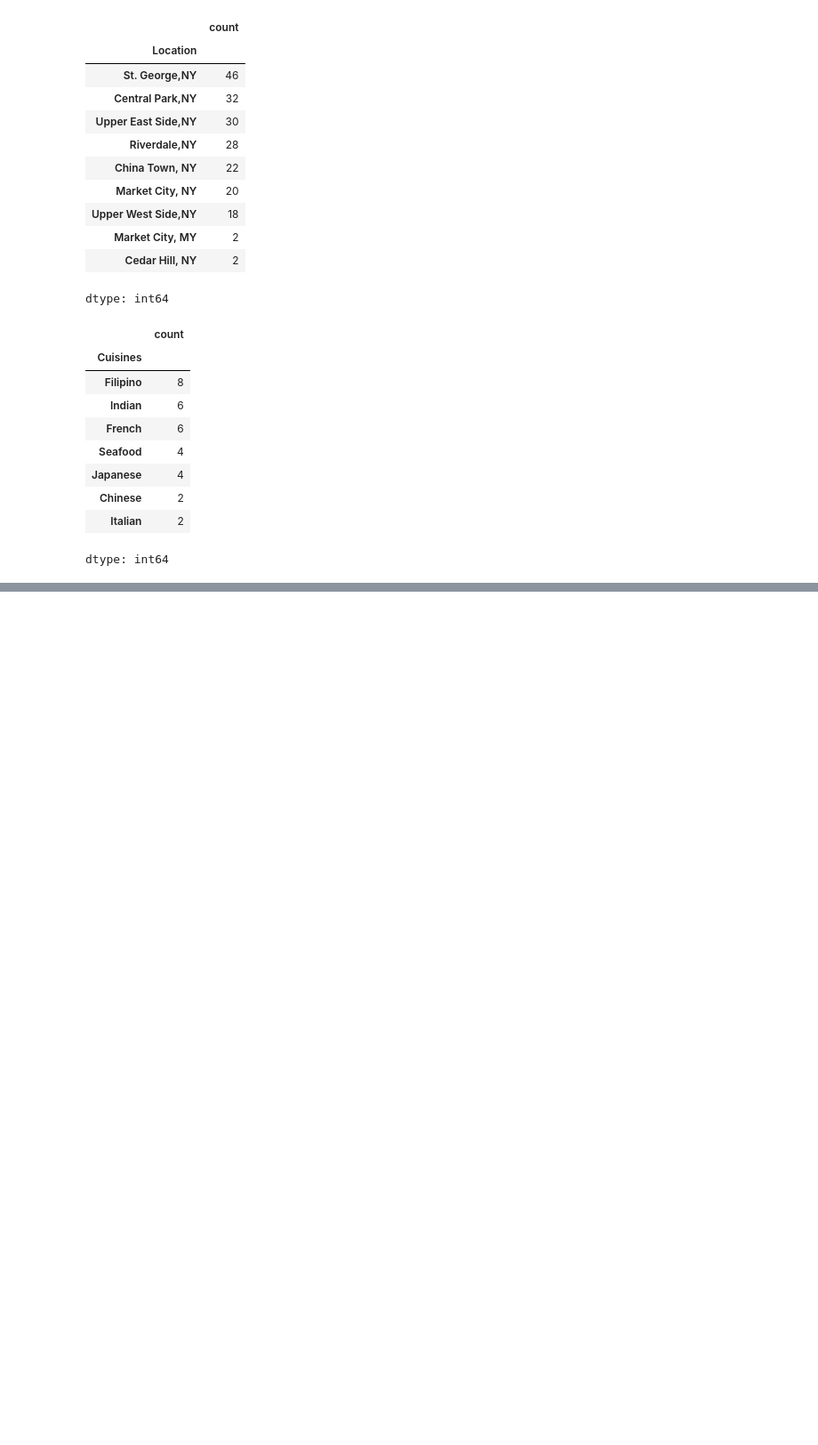
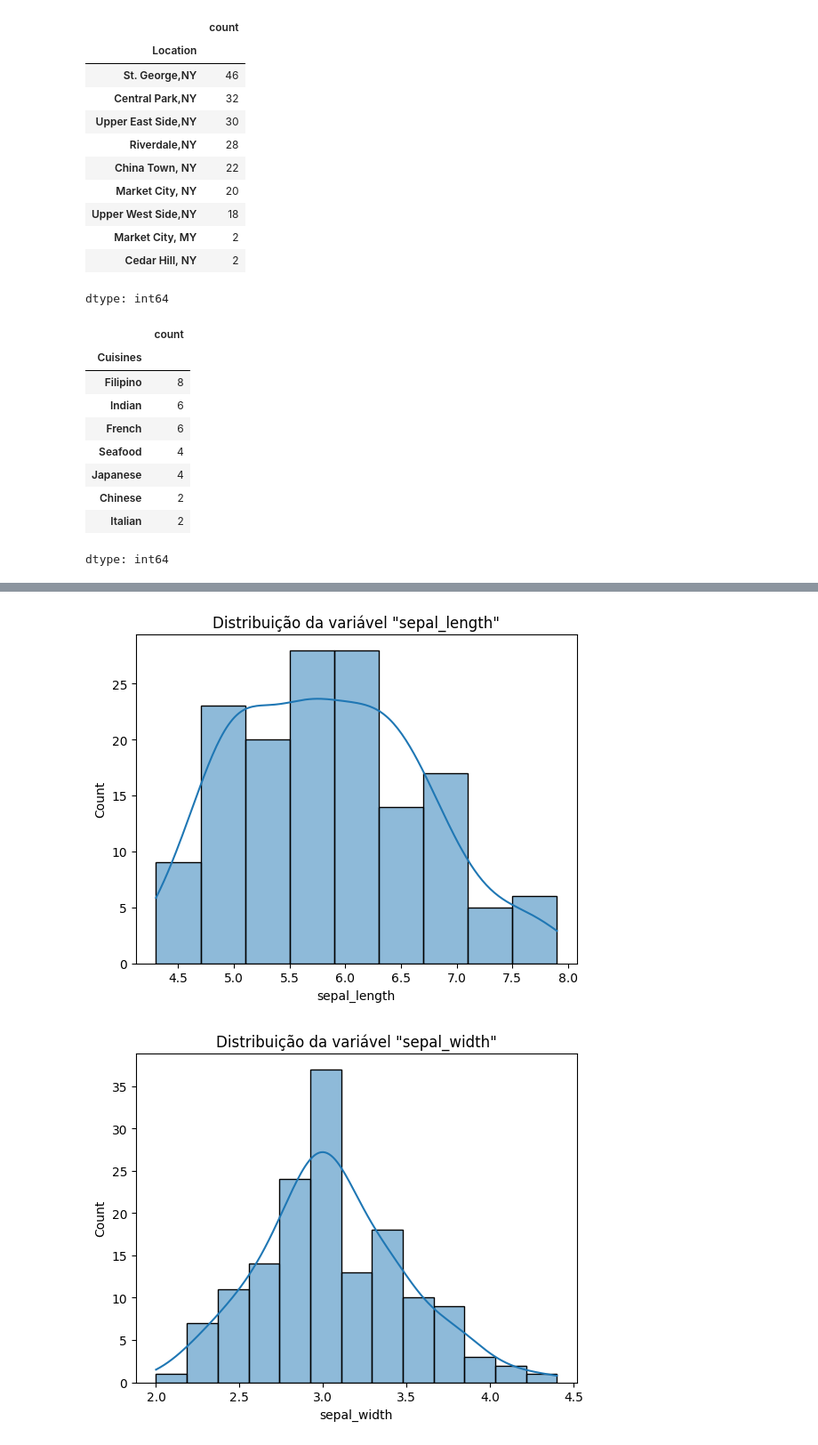
Before and after one commit to matheusvazdata/aed-ada-santander, a Jupyter notebook: Análise_Exploratória_de_Dados.ipynb, the cells around one changed output, grey strips where cells are left out. Shown at 89% size. Cells and saved outputs as stored; diff of their text form; code cells hidden in the pictures; blank space fills up the shorter version.

```diff
--- a/Análise_Exploratória_de_Dados.ipynb
+++ b/Análise_Exploratória_de_Dados.ipynb
@@ -219,0 +530,7 @@ dtype: int64
+# %%
+for col in iris.drop(columns='species'):
+  sns.histplot(data=iris, x=col, kde=True).set_title(f'Distribuição da variável "{col}"')
+  plt.show()
+# %% [output]
+[figure, added]
+[figure, added]
```
Also changed, not shown: parts of 53 cells of this notebook.
